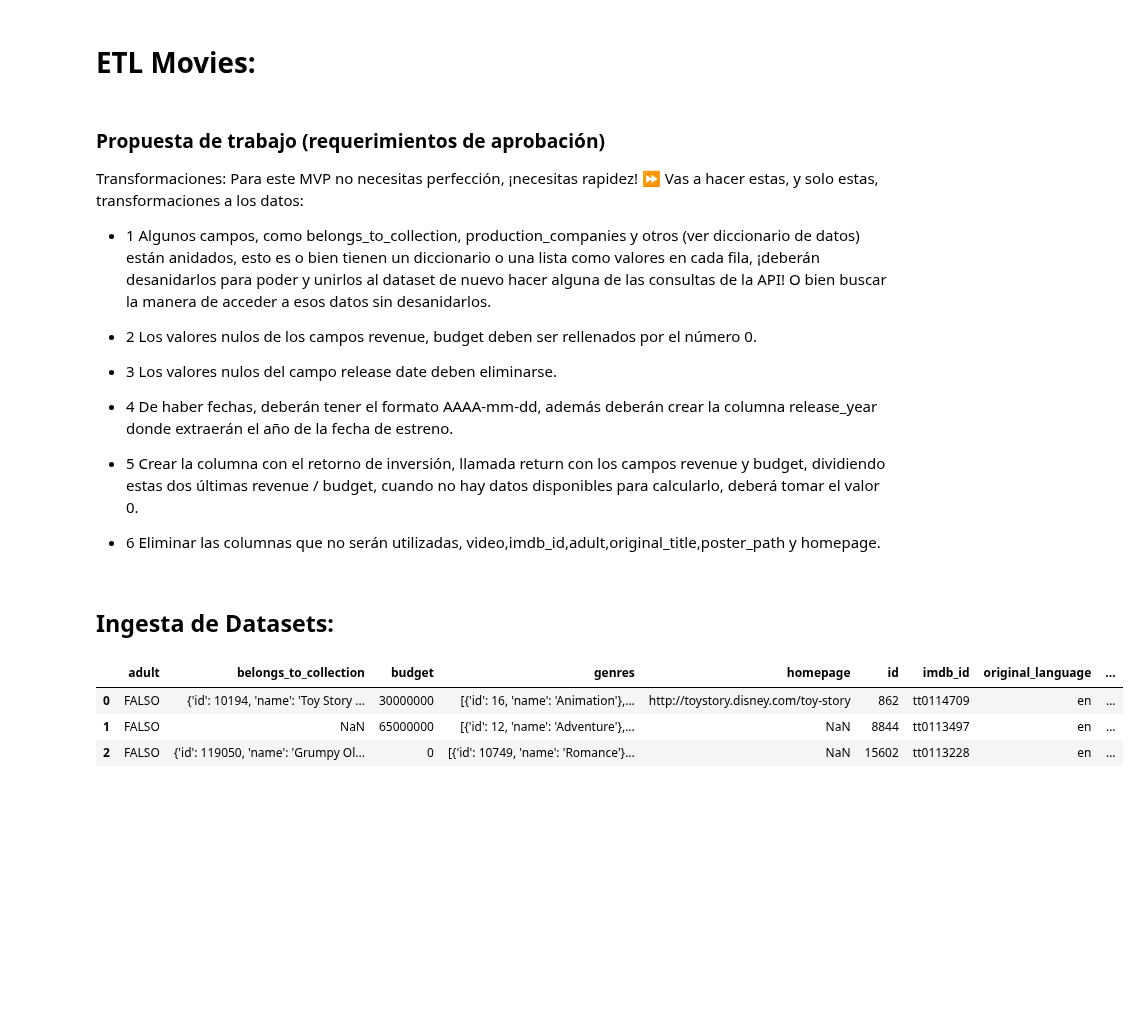
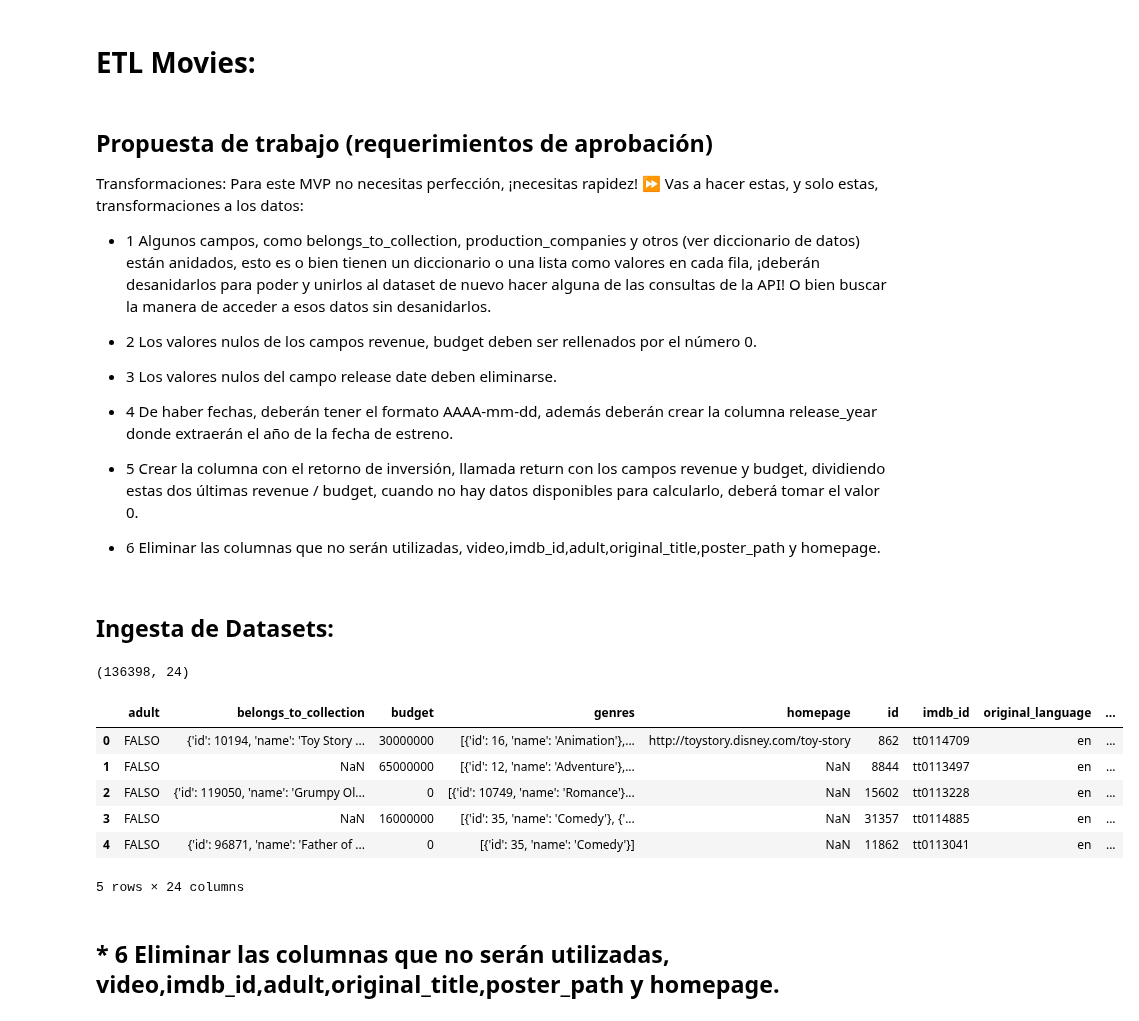
Before and after one commit to Lucaramallo/PI1_MLOps_Sistema_de_Recomendacion_Movies_ML, a Jupyter notebook: ETLs/ETL Movies/ETL Movies.ipynb, the cells around one changed output. Saved outputs shown, nothing was run; the diff lists cells and outputs as text; code cells hidden in the pictures; blank space fills up the shorter version.

Commit message:
Some ETLs to movies_csvs & making our dataset of movies

```diff
--- a/ETLs/ETL Movies/ETL Movies.ipynb
+++ b/ETLs/ETL Movies/ETL Movies.ipynb
@@ -1,7 +1,7 @@
 # %% [markdown]
 # ETL Movies:
 # %% [markdown]
-### Propuesta de trabajo (requerimientos de aprobación)
+## Propuesta de trabajo (requerimientos de aprobación)
 Transformaciones: Para este MVP no necesitas perfección, ¡necesitas rapidez! ⏩ Vas a hacer estas, y solo estas, transformaciones a los datos:
 
 * 1 Algunos campos, como belongs_to_collection, production_companies y otros (ver diccionario de datos) están anidados, esto es o bien tienen un diccionario o una lista como valores en cada fila, ¡deberán desanidarlos para poder y unirlos al dataset de nuevo hacer alguna de las consultas de la API! O bien buscar la manera de acceder a esos datos sin desanidarlos.
@@ -23,7 +20,31 @@ df_movies = pd.read_csv('../../Datasets/Movies_datasets/CSVs Movies/movies_datas
+# %%
+import pandas as pd
+
+csvs_to_read = [1, 2, 3]
+dfs = []
+encodings = ['ANSI', 'ANSI', 'UTF-8']
+
+for i, number in enumerate(csvs_to_read):
+    df = pd.read_csv(f'D:\Data Scientist\CURSADO HENRY DTS09\PI\PI1_PT02\PI_ML_OPS_PT02\Datasets\Movies_datasets\CSVs Movies\movies_dataset_{number}.csv', encoding=encodings[i], sep=',',low_memory=False)
+    dfs.append(df)
+
+# Concatenar todos los DataFrames en uno solo
+df_movies = pd.concat(dfs, ignore_index=True)
+
+# Ahora df_movies contiene todos los datos de los tres CSVs en un solo DataFrame
+# %%
+df_movies.shape
+# %% [output]
+(136398, 24)
 # %%
-df_movies.head(3)
+df_movies.head(5)
 # %% [output]
 |  | adult | belongs_to_collection | budget | genres | homepage | id | imdb_id | original_language | ... |
 | 0 | FALSO | {'id': 10194, 'name': 'Toy Story ... | 30000000 | [{'id': 16, 'name': 'Animation'},... | http://toystory.disney.com/toy-story | 862 | tt0114709 | en | ... |
 | 1 | FALSO | NaN | 65000000 | [{'id': 12, 'name': 'Adventure'},... | NaN | 8844 | tt0113497 | en | ... |
 | 2 | FALSO | {'id': 119050, 'name': 'Grumpy Ol... | 0 | [{'id': 10749, 'name': 'Romance'}... | NaN | 15602 | tt0113228 | en | ... |
+| 3 | FALSO | NaN | 16000000 | [{'id': 35, 'name': 'Comedy'}, {'... | NaN | 31357 | tt0114885 | en | ... |
+| 4 | FALSO | {'id': 96871, 'name': 'Father of ... | 0 | [{'id': 35, 'name': 'Comedy'}] | NaN | 11862 | tt0113041 | en | ... |
+5 rows × 24 columns
+# %% [markdown]
+## * 6 Eliminar las columnas que no serán utilizadas, video,imdb_id,adult,original_title,poster_path y homepage.
```
Also changed, not shown: parts of 18 cells of this notebook.
